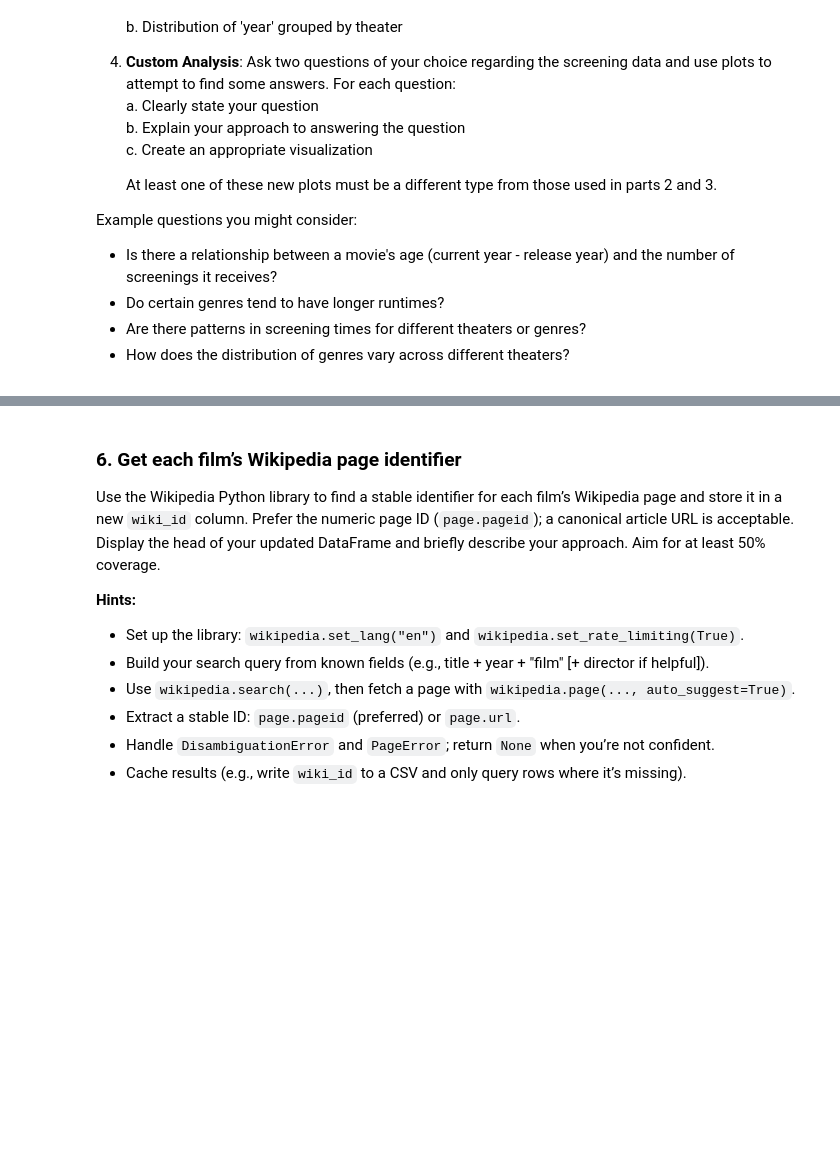
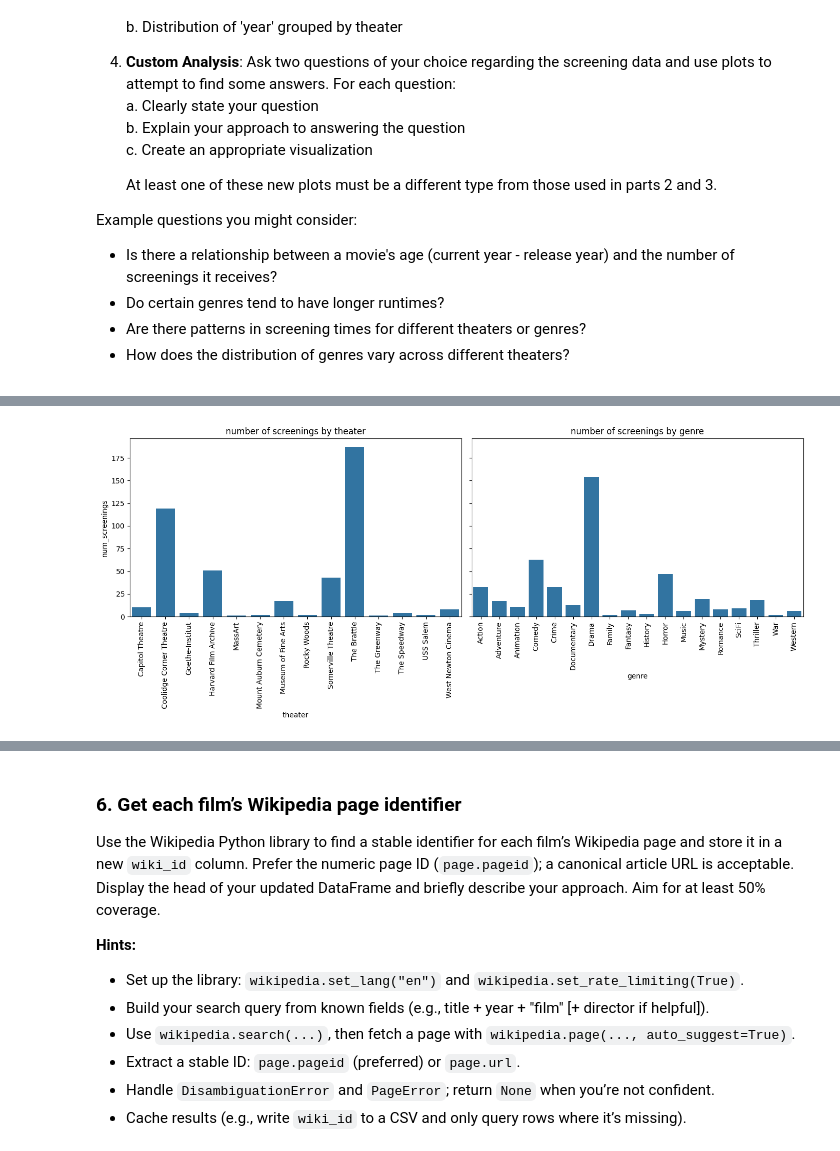
Before and after one commit to chlovec/hues_programs, a Jupyter notebook: cscie_1090a/cs1090a_hw1/cs1090a_hw1.ipynb, the cells around one changed output, grey strips where cells are left out. Saved outputs shown, nothing was run; the diff lists cells and outputs as text; code cells hidden in the pictures; blank space fills up the shorter version.

```diff
--- a/cscie_1090a/cs1090a_hw1/cs1090a_hw1.ipynb
+++ b/cscie_1090a/cs1090a_hw1/cs1090a_hw1.ipynb
@@ -409,2 +440,24 @@ Your result should look something like:
 # %%
-...
+# Drop rows with NaN
+df = df.dropna()
+
+# Convert screen_date and runtime columns to dtype datetime and timedelta
+df["screen_date"] = pd.to_datetime(df["screen_date"], errors="coerce")
+df["runtime"] = pd.to_timedelta(df["runtime"])
+
+# Sort dataframe by ascending screen_date
+df = df.sort_values(by="screen_date", ascending=True)
+
+# Display the dataframe's head
+# Hide index, format screen_date, align texts to the left and add borders
+df.head().style.hide(axis="index")\
+    .format({'screen_date': lambda t: t.strftime("%Y-%m-%d")})\
+    .set_table_styles([
+        {
+            'selector': 'td, th',
+            'props': [
+                ('text-align', 'left'),
+                ('border', '1px solid white')
+            ]
+        }
+    ])
@@ -456,5 +546,21 @@ Example questions you might consider:
 # %%
 # 2. Screenings by theater & screenings by genre
-# your code here
-...
+screenings_by_theater = df.groupby('theater').size().reset_index(name='num_screenings')
+# screenings_by_theater.index = screenings_by_theater.index + 1
+# screenings_by_theater
+
+screenings_by_genre = df.groupby('genre').size().reset_index(name='num_screenings')
+# Remove empty genres
+screenings_by_genre = screenings_by_genre[screenings_by_genre['genre'].str.strip() != '']
+
+plot_data = [(screenings_by_theater, 'theater'), (screenings_by_genre, 'genre')]
+fig, axs = plt.subplots(1, 2, figsize=(14,6), sharey=True)
+for i, (data, title) in enumerate(plot_data):
+    sns.barplot(
+        data=data, x=title, y='num_screenings', ax=axs[i]
+    ).set_title('number of screenings by ' + title)
+    axs[i].tick_params(axis='x', rotation=90)
+plt.tight_layout()
+# %% [output]
+[figure, added]
 # %%
```
Also changed, not shown: parts of 20 cells of this notebook, 32 other files.
